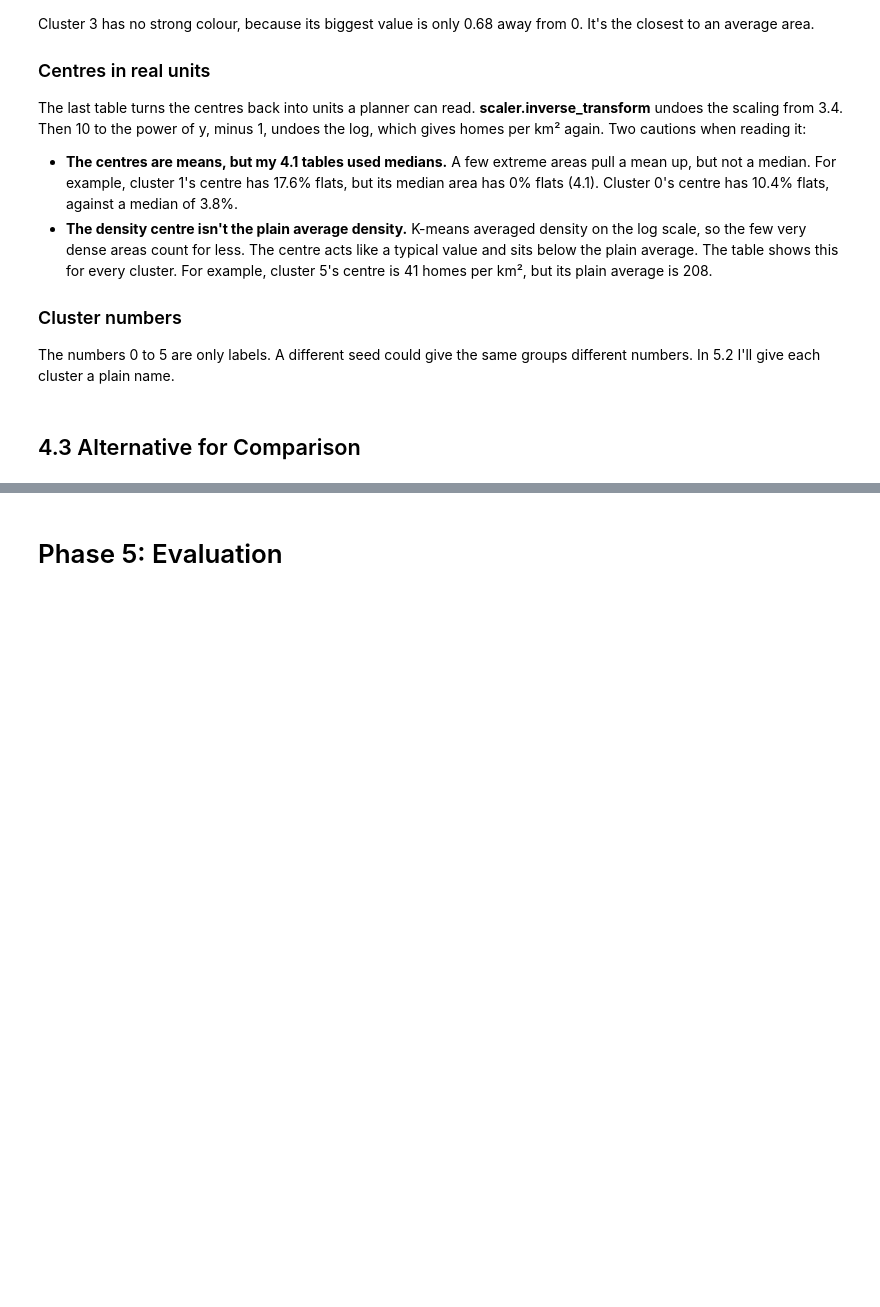
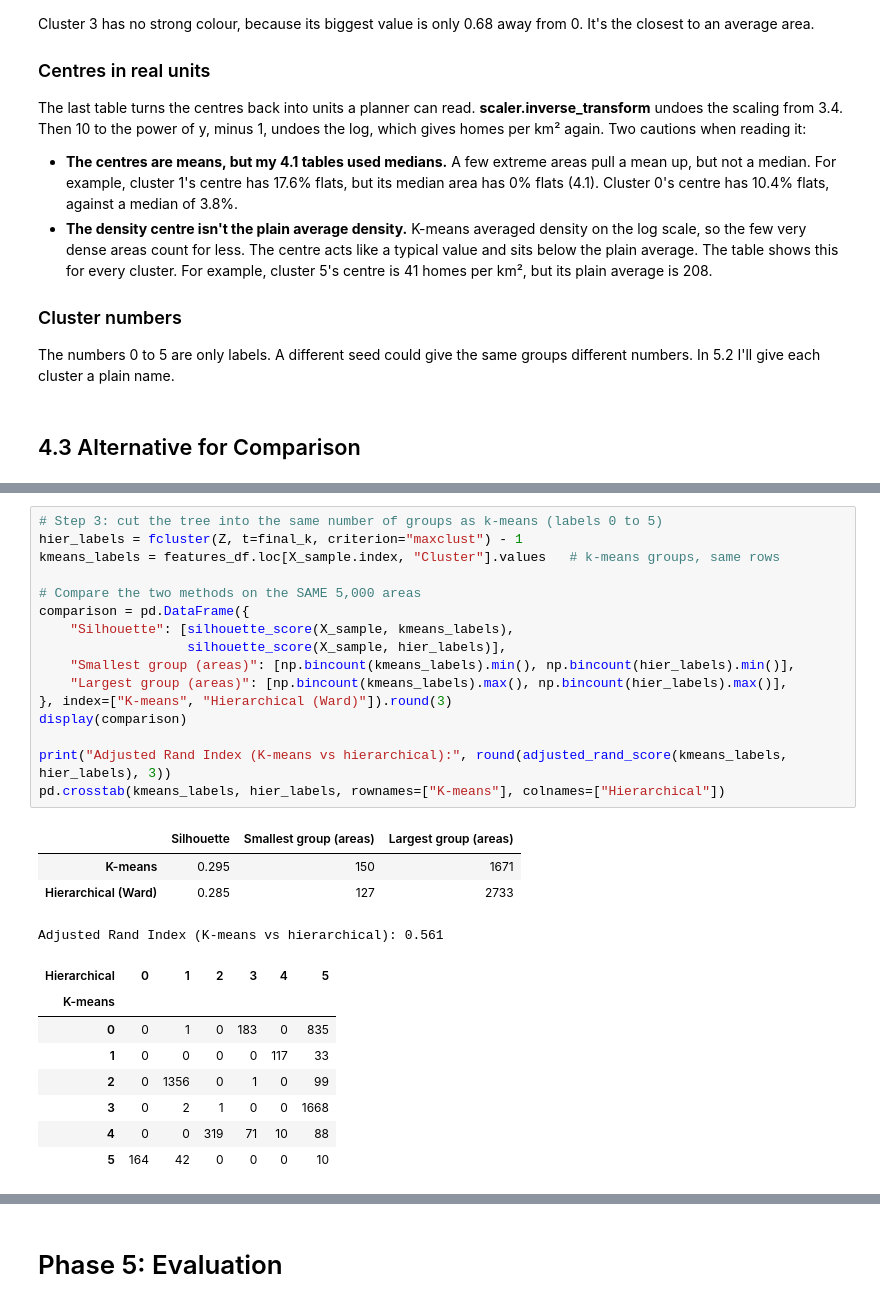
Before and after one commit to SwoopCodes/Data-Analytics_Irish-housing-density, a Jupyter notebook: notebooks/CA2_CRISP_DM_Notebook.ipynb, the cells around one changed output, grey strips where cells are left out. Drawn from its saved outputs; the diff is of its cells as text; blank space fills up the shorter version.

```diff
--- a/notebooks/CA2_CRISP_DM_Notebook.ipynb
+++ b/notebooks/CA2_CRISP_DM_Notebook.ipynb
@@ -1563,0 +1608,29 @@ The numbers 0 to 5 are only labels. A different seed could give the same groups
+# %%
+# Step 3: cut the tree into the same number of groups as k-means (labels 0 to 5)
+hier_labels = fcluster(Z, t=final_k, criterion="maxclust") - 1
+kmeans_labels = features_df.loc[X_sample.index, "Cluster"].values   # k-means groups, same rows
+
+# Compare the two methods on the SAME 5,000 areas
+comparison = pd.DataFrame({
+    "Silhouette": [silhouette_score(X_sample, kmeans_labels),
+                   silhouette_score(X_sample, hier_labels)],
+    "Smallest group (areas)": [np.bincount(kmeans_labels).min(), np.bincount(hier_labels).min()],
+    "Largest group (areas)": [np.bincount(kmeans_labels).max(), np.bincount(hier_labels).max()],
+}, index=["K-means", "Hierarchical (Ward)"]).round(3)
+display(comparison)
+
+print("Adjusted Rand Index (K-means vs hierarchical):", round(adjusted_rand_score(kmeans_labels, hier_labels), 3))
+pd.crosstab(kmeans_labels, hier_labels, rownames=["K-means"], colnames=["Hierarchical"])
+# %% [output]
+|  | Silhouette | Smallest group (areas) | Largest group (areas) |
+| K-means | 0.295 | 150 | 1671 |
+| Hierarchical (Ward) | 0.285 | 127 | 2733 |
+Adjusted Rand Index (K-means vs hierarchical): 0.561
+| Hierarchical | 0 | 1 | 2 | 3 | 4 | 5 |
+| K-means |  |  |  |  |  |  |
+| 0 | 0 | 1 | 0 | 183 | 0 | 835 |
+| 1 | 0 | 0 | 0 | 0 | 117 | 33 |
+| 2 | 0 | 1356 | 0 | 1 | 0 | 99 |
+| 3 | 0 | 2 | 1 | 0 | 0 | 1668 |
+| 4 | 0 | 0 | 319 | 71 | 10 | 88 |
+| 5 | 164 | 42 | 0 | 0 | 0 | 10 |
```
Also changed, not shown: parts of 4 cells of this notebook, 1 other file.
